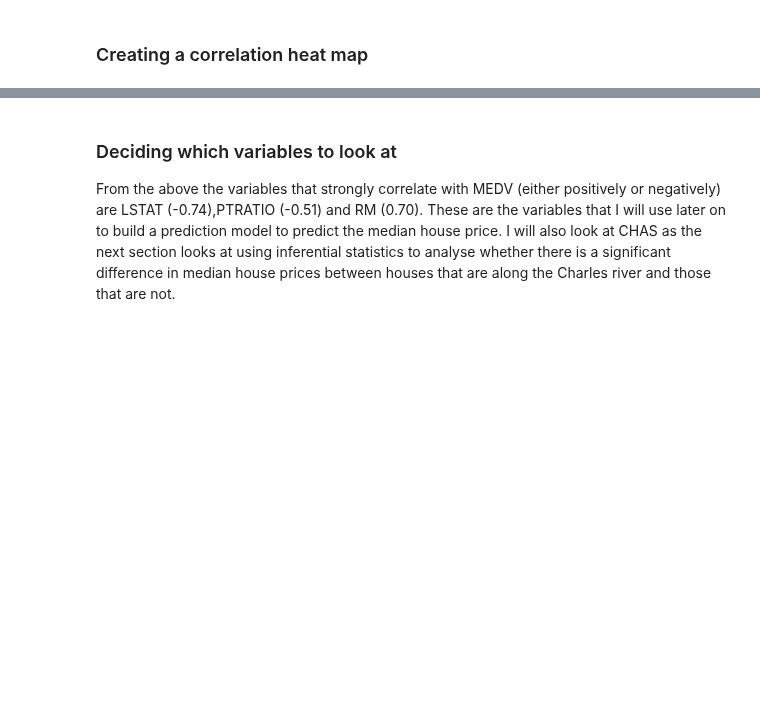
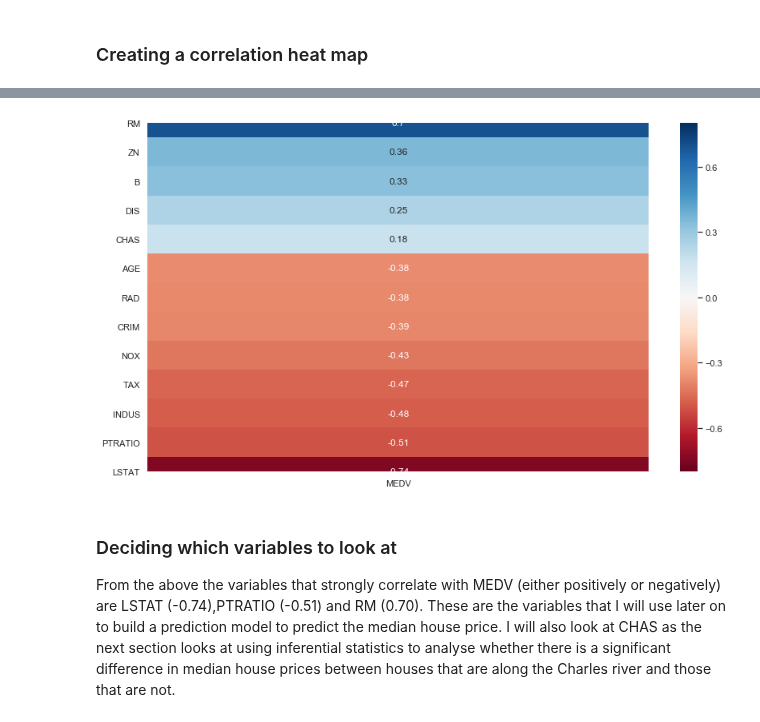
Before and after one commit to declanbarr/boston-house-prices, a Jupyter notebook: boston-house-prices-analysis.ipynb, the cells around one changed output, grey strips where cells are left out. Cells and saved outputs as stored; diff of their text form; code cells hidden in the pictures; blank space fills up the shorter version.

```diff
--- a/boston-house-prices-analysis.ipynb
+++ b/boston-house-prices-analysis.ipynb
@@ -133,3 +90,27 @@ corr.style.background_gradient(cmap='coolwarm', axis=None, low=0.23, high=0).set
+# %%
+import pandas as pd
+import matplotlib.pyplot as plt
+import seaborn as sns
+
+# Creating a correlation matrix
+corr = df.corr()
+
+# Reducing the correlation matrix to a single column, and 12 rows (not showing MEDV vs MEDV)
+corr = pd.DataFrame(corr["MEDV"][0:13])
+
+# Setting the size of the heat map
+sns.set(rc={'figure.figsize':(14,8)})
+
+# Sorting corr in descending order
+corrSorted = corr.sort_values(by=["MEDV"], ascending=False)
+
+# Creating the correlation heatmap
+sns.heatmap(corrSorted, annot=True, cmap='RdBu', vmin=-0.8, vmax=0.8)
+
+# Showing the heatmap
+plt.show()
+# %% [output]
+[figure, added]
 # %% [markdown]
 ### Deciding which variables to look at
 
```
Also changed, not shown: parts of 12 cells of this notebook.
